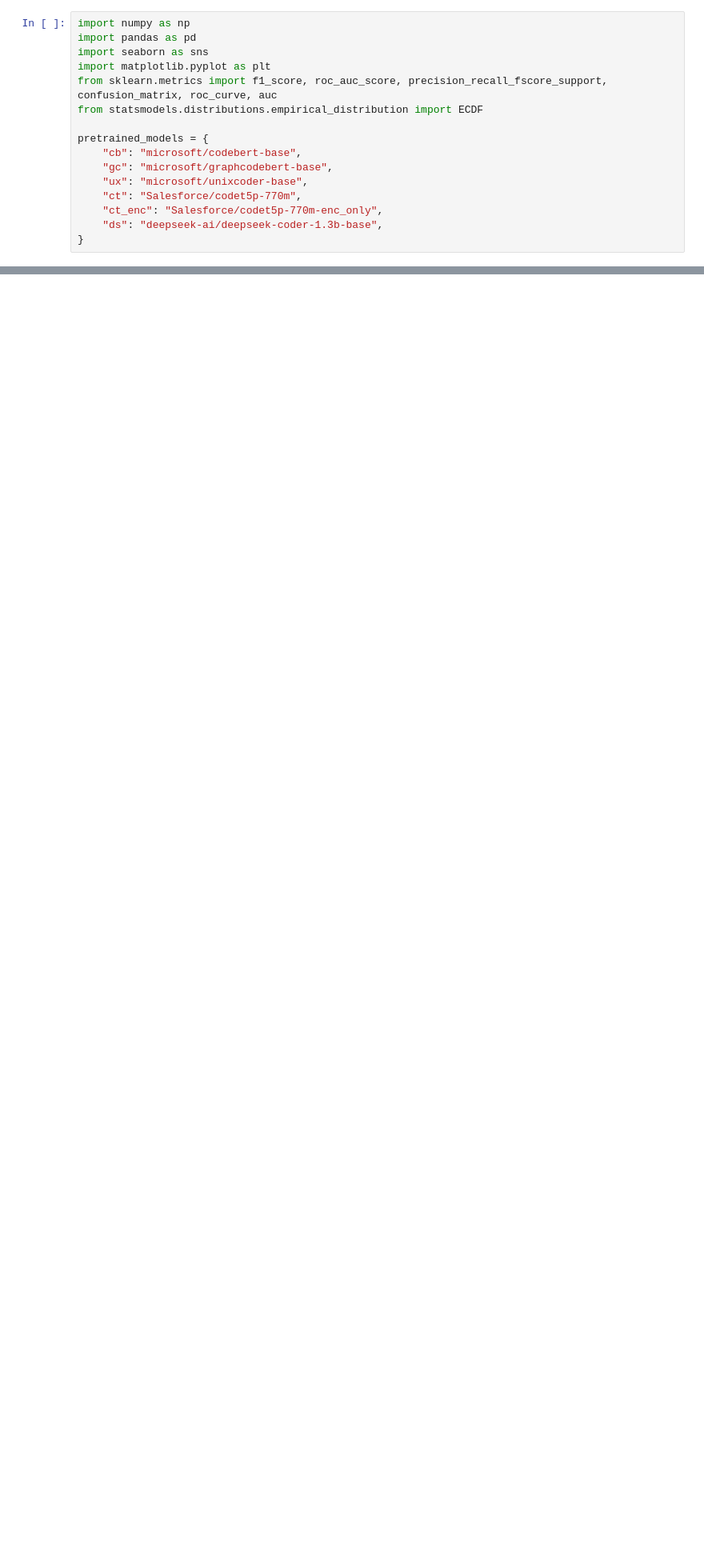
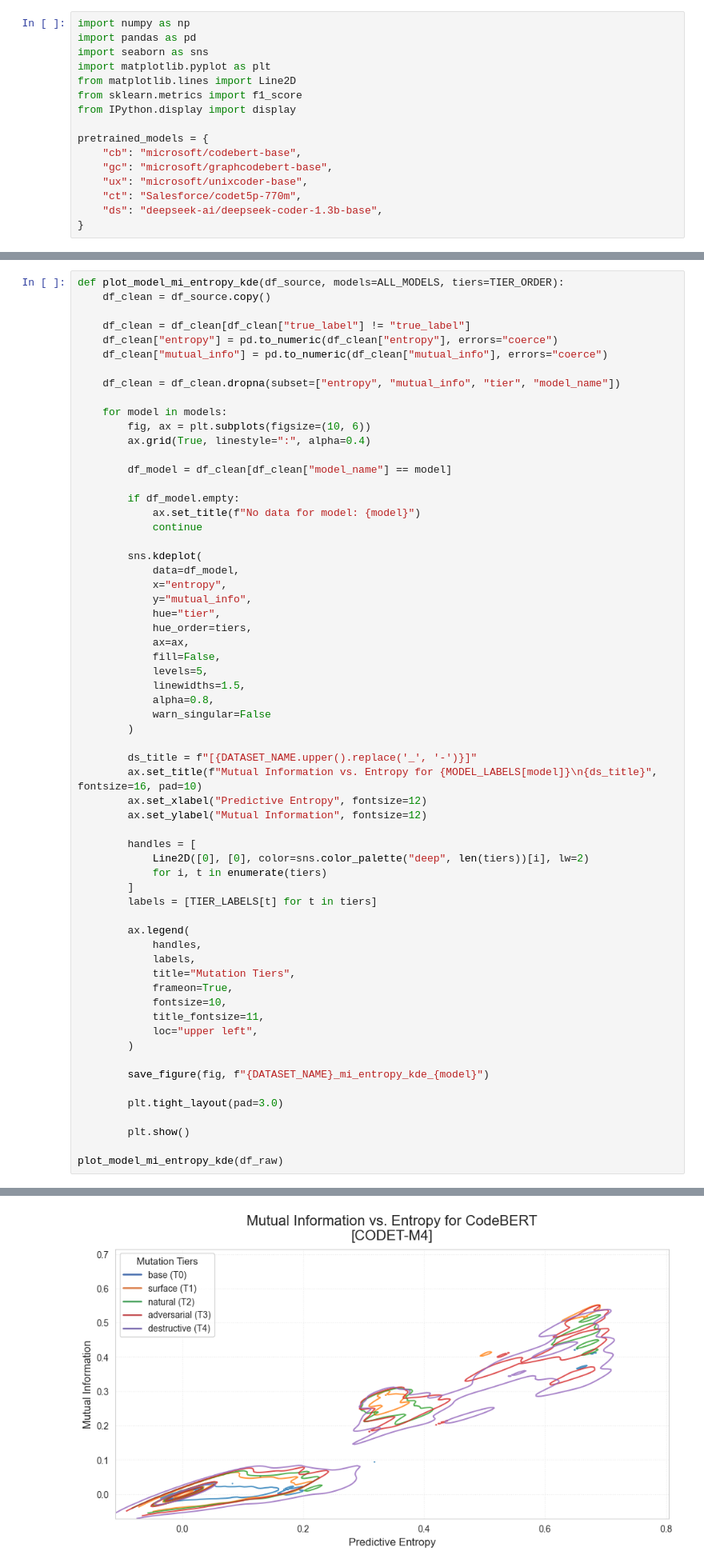
Before and after one commit to springfeld7/dt133g-thesis-project, a Jupyter notebook: notebooks/visualize_results.ipynb, the cells around one changed output, grey strips where cells are left out. Shown at 80% size. Drawn from its saved outputs; the diff is of its cells as text; blank space fills up the shorter version.

```diff
--- a/notebooks/visualize_results.ipynb
+++ b/notebooks/visualize_results.ipynb
@@ -22,14 +24,14 @@ import numpy as np
 import pandas as pd
 import seaborn as sns
 import matplotlib.pyplot as plt
-from sklearn.metrics import f1_score, roc_auc_score, precision_recall_fscore_support, confusion_matrix, roc_curve, auc
-from statsmodels.distributions.empirical_distribution import ECDF
+from matplotlib.lines import Line2D
+from sklearn.metrics import f1_score
+from IPython.display import display
 
 pretrained_models = {
     "cb": "microsoft/codebert-base",
     "gc": "microsoft/graphcodebert-base",
     "ux": "microsoft/unixcoder-base",
     "ct": "Salesforce/codet5p-770m",
-    "ct_enc": "Salesforce/codet5p-770m-enc_only",
     "ds": "deepseek-ai/deepseek-coder-1.3b-base",
 }
@@ -461,0 +382,63 @@ Saved: output/figures/droidcollection_line_dashboard.pdf
+# %%
+def plot_model_mi_entropy_kde(df_source, models=ALL_MODELS, tiers=TIER_ORDER):
+    df_clean = df_source.copy()
+
+    df_clean = df_clean[df_clean["true_label"] != "true_label"]
+    df_clean["entropy"] = pd.to_numeric(df_clean["entropy"], errors="coerce")
+    df_clean["mutual_info"] = pd.to_numeric(df_clean["mutual_info"], errors="coerce")
+
+    df_clean = df_clean.dropna(subset=["entropy", "mutual_info", "tier", "model_name"])
+
+    for model in models:
+        fig, ax = plt.subplots(figsize=(10, 6))
+        ax.grid(True, linestyle=":", alpha=0.4)
+
+        df_model = df_clean[df_clean["model_name"] == model]
+
+        if df_model.empty:
+            ax.set_title(f"No data for model: {model}")
+            continue
+
+        sns.kdeplot(
+            data=df_model,
+            x="entropy",
+            y="mutual_info",
+            hue="tier",
+            hue_order=tiers,
+            ax=ax,
+            fill=False,
+            levels=5,
+            linewidths=1.5,
+            alpha=0.8,
+            warn_singular=False
+        )
+
+        ds_title = f"[{DATASET_NAME.upper().replace('_', '-')}]"
+        ax.set_title(f"Mutual Information vs. Entropy for {MODEL_LABELS[model]}\n{ds_title}", fontsize=16, pad=10)
+        ax.set_xlabel("Predictive Entropy", fontsize=12)
+        ax.set_ylabel("Mutual Information", fontsize=12)
+
+        handles = [
+            Line2D([0], [0], color=sns.color_palette("deep", len(tiers))[i], lw=2)
+            for i, t in enumerate(tiers)
+        ]
+        labels = [TIER_LABELS[t] for t in tiers]
+
+        ax.legend(
+            handles,
+            labels,
+            title="Mutation Tiers",
+            frameon=True,
+            fontsize=10,
+            title_fontsize=11,
+            loc="upper left",
+        )
+
+        save_figure(fig, f"{DATASET_NAME}_mi_entropy_kde_{model}")
+
+        plt.tight_layout(pad=3.0)
+
+        plt.show()
+
+plot_model_mi_entropy_kde(df_raw)
+# %% [output]
@@ -461,0 +446 @@ Saved: output/figures/droidcollection_line_dashboard.pdf
+[figure, added]
```
Also changed, not shown: parts of 23 cells of this notebook, 4 other files.
